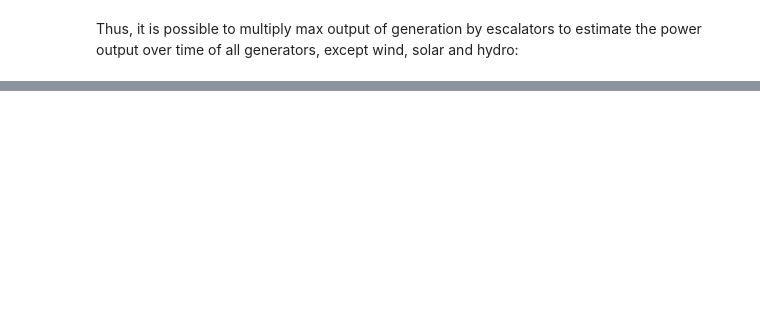
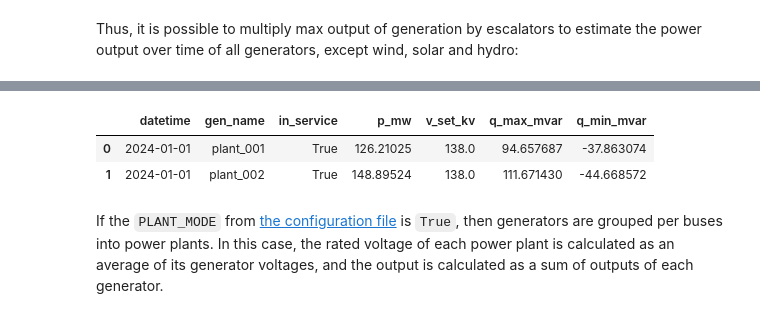
Before and after one commit to evgenytsydenov/ieee118_power_flow_data, a Jupyter notebook: notebooks/prepare_power_flow_data.ipynb, the cells around one changed output, grey strips where cells are left out. Saved outputs shown, nothing was run; the diff lists cells and outputs as text; code cells hidden in the pictures; blank space fills up the shorter version.

```diff
--- a/notebooks/prepare_power_flow_data.ipynb
+++ b/notebooks/prepare_power_flow_data.ipynb
@@ -324,0 +345,13 @@ prepared_gens_ts.head(2)
+# %%
+prepared_gens_ts = prepare_gens_ts(
+    transformed_gens=transformed_gens,
+    transformed_gens_ts=transformed_gens_ts,
+    transformed_outages_ts=transformed_outages_ts,
+)
+prepared_gens_ts.head(2)
+# %% [output]
+|  | datetime | gen_name | in_service | p_mw | v_set_kv | q_max_mvar | q_min_mvar |
+| 0 | 2024-01-01 | plant_001 | True | 126.21025 | 138.0 | 94.657687 | -37.863074 |
+| 1 | 2024-01-01 | plant_002 | True | 148.89524 | 138.0 | 111.671430 | -44.668572 |
+# %% [markdown]
+If the `PLANT_MODE` from [the configuration file](../definitions.py) is `True`, then generators are grouped per buses into power plants. In this case, the rated voltage of each power plant is calculated as an average of its generator voltages, and the output is calculated as a sum of outputs of each generator.
```
Also changed, not shown: parts of 34 cells of this notebook, 7 other files.
